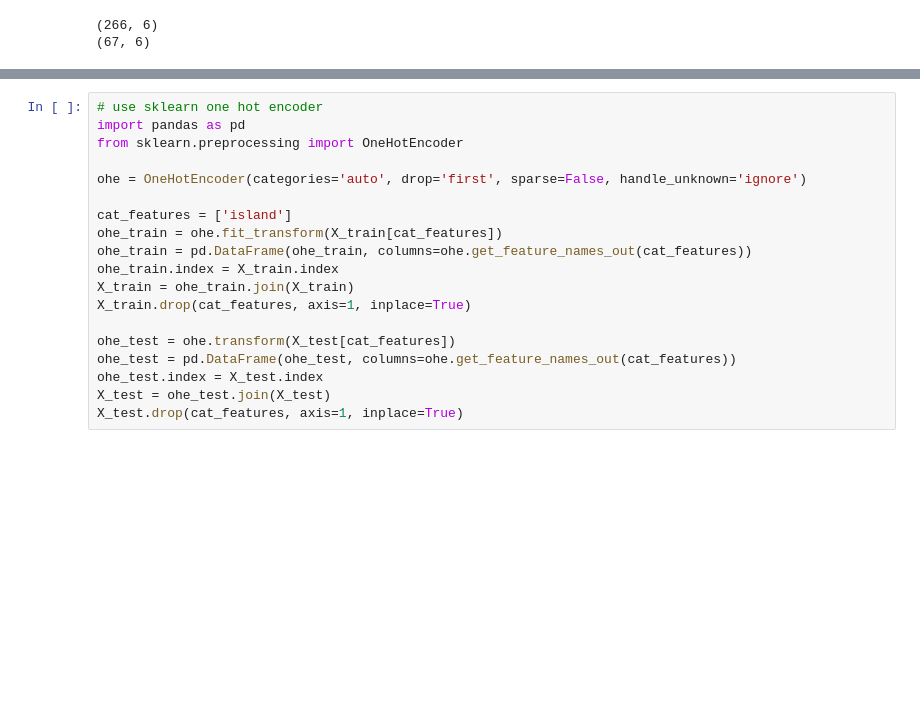
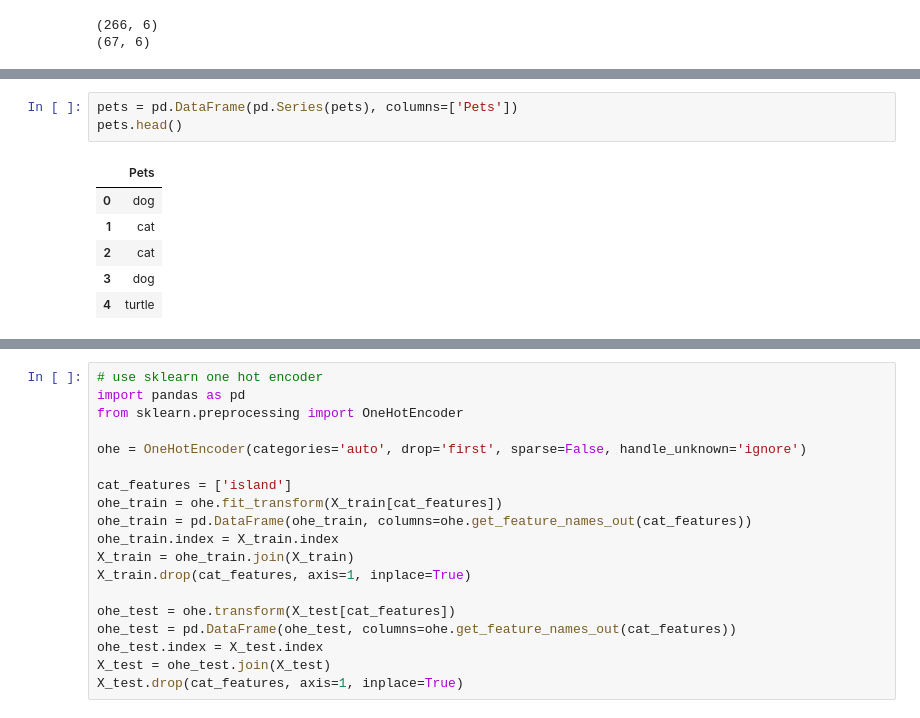
Before and after one commit to gitmystuff/DSChunks, a Jupyter notebook: One Hot.ipynb, the cells around one changed output, grey strips where cells are left out. Cells and saved outputs as stored; diff of their text form; blank space fills up the shorter version.

```diff
--- a/One Hot.ipynb
+++ b/One Hot.ipynb
@@ -77,0 +149,10 @@ print(X_test.shape)
+# %%
+pets = pd.DataFrame(pd.Series(pets), columns=['Pets'])
+pets.head()
+# %% [output]
+|  | Pets |
+| 0 | dog |
+| 1 | cat |
+| 2 | cat |
+| 3 | dog |
+| 4 | turtle |
```
Also changed, not shown: parts of 12 cells of this notebook.
